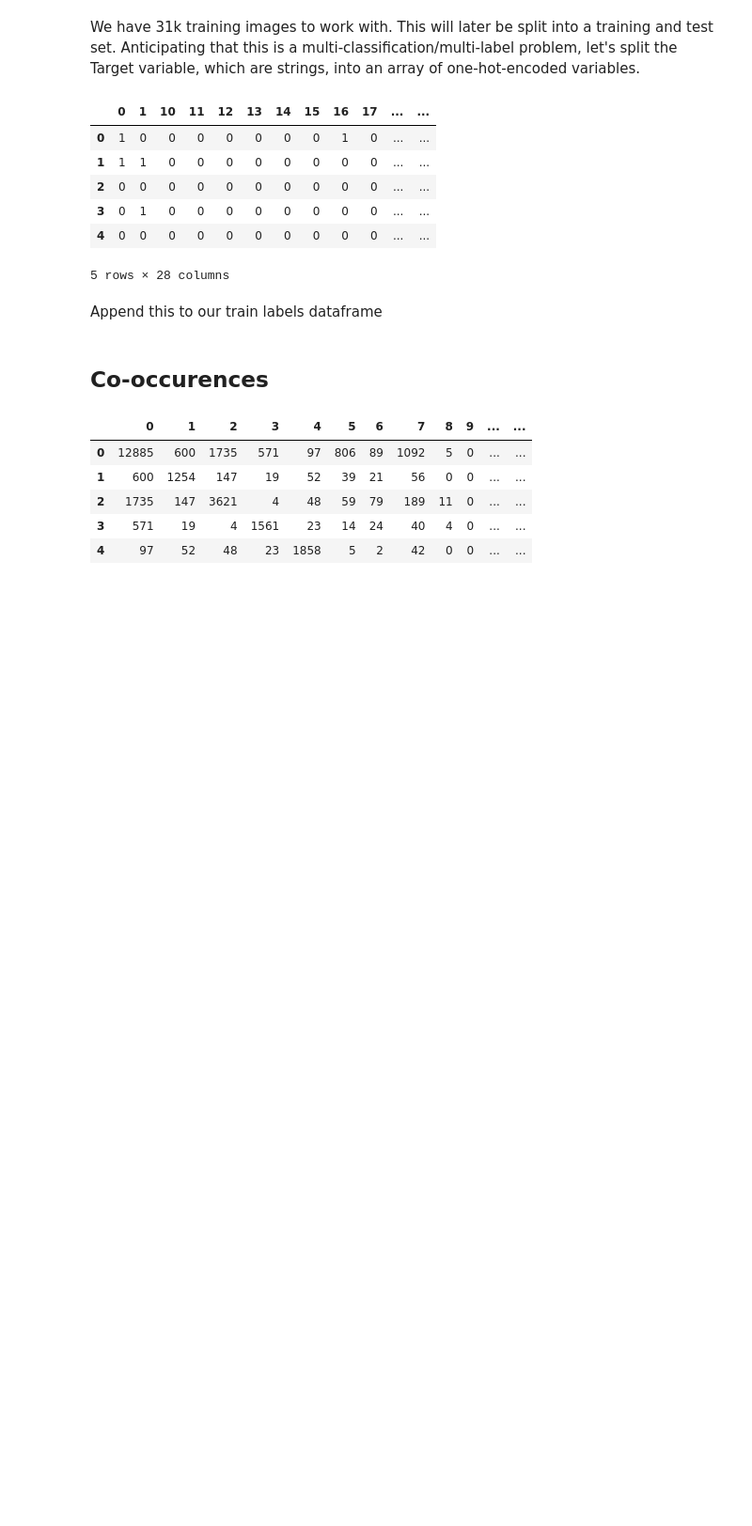
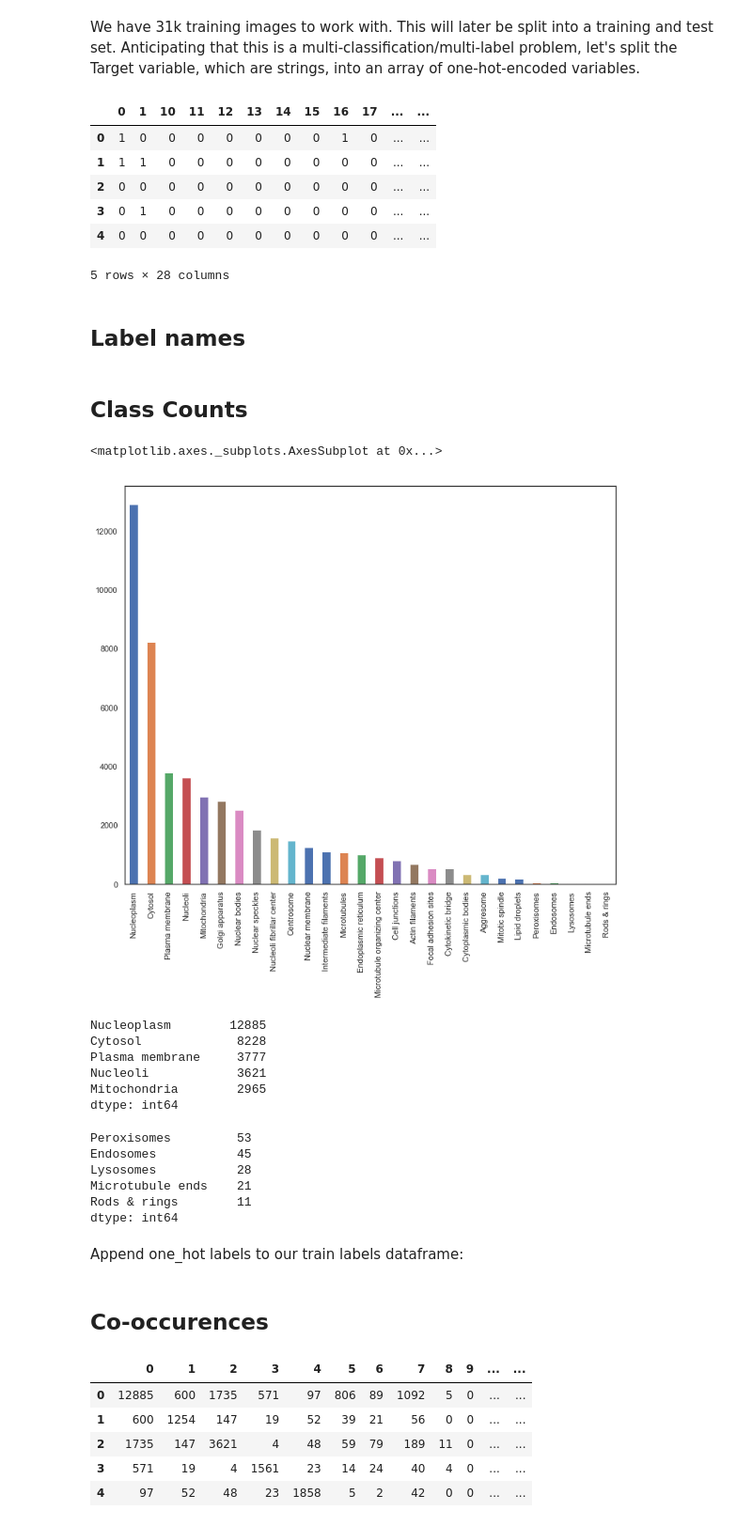
Before and after one commit to GdMacmillan/kaggle-protein-classification, a Jupyter notebook: EDA and baseline.ipynb, the cells around one changed output. Shown at 94% size. Cells and saved outputs as stored; diff of their text form; code cells hidden in the pictures; blank space fills up the shorter version.

```diff
--- a/EDA and baseline.ipynb
+++ b/EDA and baseline.ipynb
@@ -50,3 +50,5 @@ tmp.columns = map(int, tmp.columns); tmp.head()
 | 3 | 0 | 1 | 0 | 0 | 0 | 0 | 0 | 0 | 0 | 0 | ... | ... |
 | 4 | 0 | 0 | 0 | 0 | 0 | 0 | 0 | 0 | 0 | 0 | ... | ... |
 5 rows × 28 columns
+# %% [markdown]
+## Label names
@@ -53,3 +86,29 @@ tmp.columns = map(int, tmp.columns); tmp.head()
+# %% [markdown]
+## Class Counts
+# %%
+counts = one_hot.agg('sum')[:].rename(lambda x: label_names[x]).sort_values(ascending=False)
+counts.plot('bar')
+# %% [output]
+<matplotlib.axes._subplots.AxesSubplot at 0x...>
+[figure, added]
+# %%
+counts.head()
+# %% [output]
+Nucleoplasm        12885
+Cytosol             8228
+Plasma membrane     3777
+Nucleoli            3621
+Mitochondria        2965
+dtype: int64
+# %%
+counts.tail()
+# %% [output]
+Peroxisomes         53
+Endosomes           45
+Lysosomes           28
+Microtubule ends    21
+Rods & rings        11
+dtype: int64
 # %% [markdown]
-Append this to our train labels dataframe
+Append one_hot labels to our train labels dataframe:
 # %%
```
Also changed, not shown: parts of 87 cells of this notebook, 1 other file.
